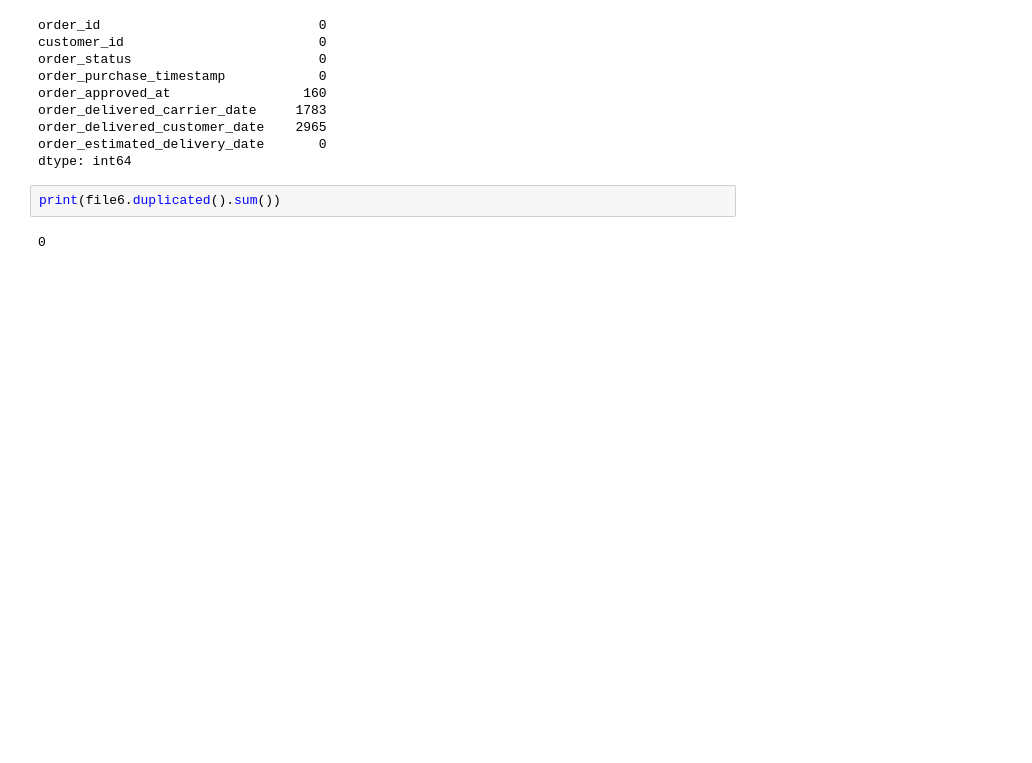
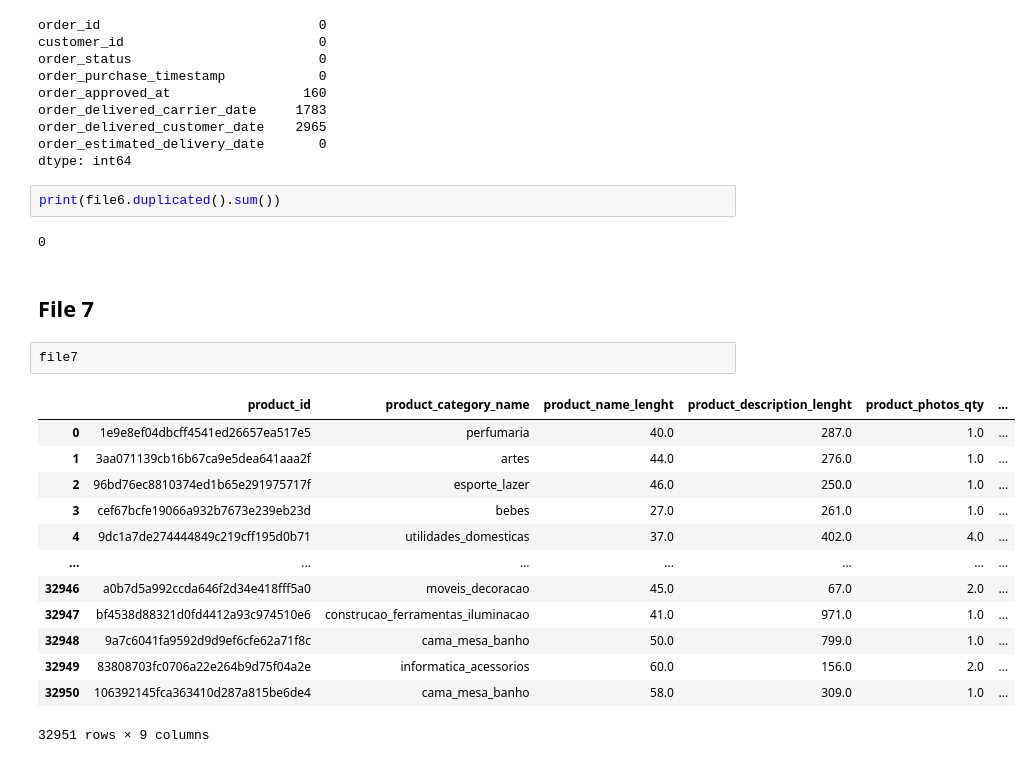
Before and after one commit to saikeerthan06/309-Project, a Jupyter notebook: testingrichie.ipynb, the cells around one changed output. Drawn from its saved outputs; the diff is of its cells as text; blank space fills up the shorter version.

```diff
--- a/testingrichie.ipynb
+++ b/testingrichie.ipynb
@@ -421,3 +425,21 @@ dtype: int64
 print(file6.duplicated().sum())
 # %% [output]
 0
+# %% [markdown]
+## File 7
+# %%
+file7
+# %% [output]
+|  | product_id | product_category_name | product_name_lenght | product_description_lenght | product_photos_qty | ... |
+| 0 | 1e9e8ef04dbcff4541ed26657ea517e5 | perfumaria | 40.0 | 287.0 | 1.0 | ... |
+| 1 | 3aa071139cb16b67ca9e5dea641aaa2f | artes | 44.0 | 276.0 | 1.0 | ... |
+| 2 | 96bd76ec8810374ed1b65e291975717f | esporte_lazer | 46.0 | 250.0 | 1.0 | ... |
+| 3 | cef67bcfe19066a932b7673e239eb23d | bebes | 27.0 | 261.0 | 1.0 | ... |
+| 4 | 9dc1a7de274444849c219cff195d0b71 | utilidades_domesticas | 37.0 | 402.0 | 4.0 | ... |
+| ... | ... | ... | ... | ... | ... | ... |
+| 32946 | a0b7d5a992ccda646f2d34e418fff5a0 | moveis_decoracao | 45.0 | 67.0 | 2.0 | ... |
+| 32947 | bf4538d88321d0fd4412a93c974510e6 | construcao_ferramentas_iluminacao | 41.0 | 971.0 | 1.0 | ... |
+| 32948 | 9a7c6041fa9592d9d9ef6cfe62a71f8c | cama_mesa_banho | 50.0 | 799.0 | 1.0 | ... |
+| 32949 | 83808703fc0706a22e264b9d75f04a2e | informatica_acessorios | 60.0 | 156.0 | 2.0 | ... |
+| 32950 | 106392145fca363410d287a815be6de4 | cama_mesa_banho | 58.0 | 309.0 | 1.0 | ... |
+32951 rows × 9 columns
```
Also changed, not shown: parts of 4 cells of this notebook.
